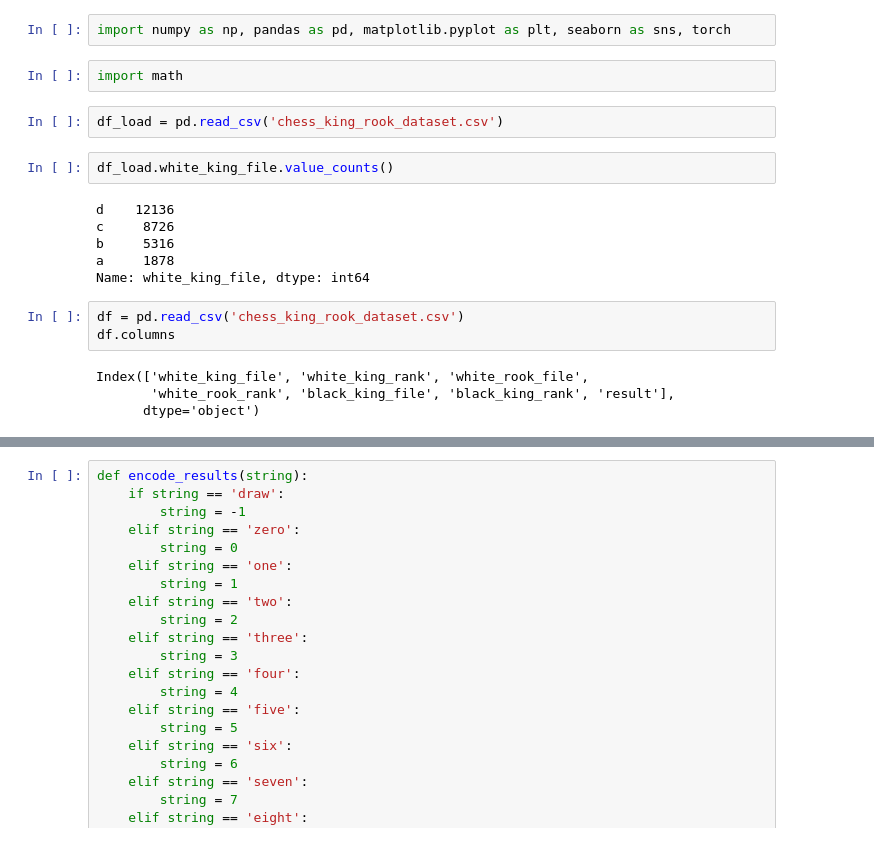
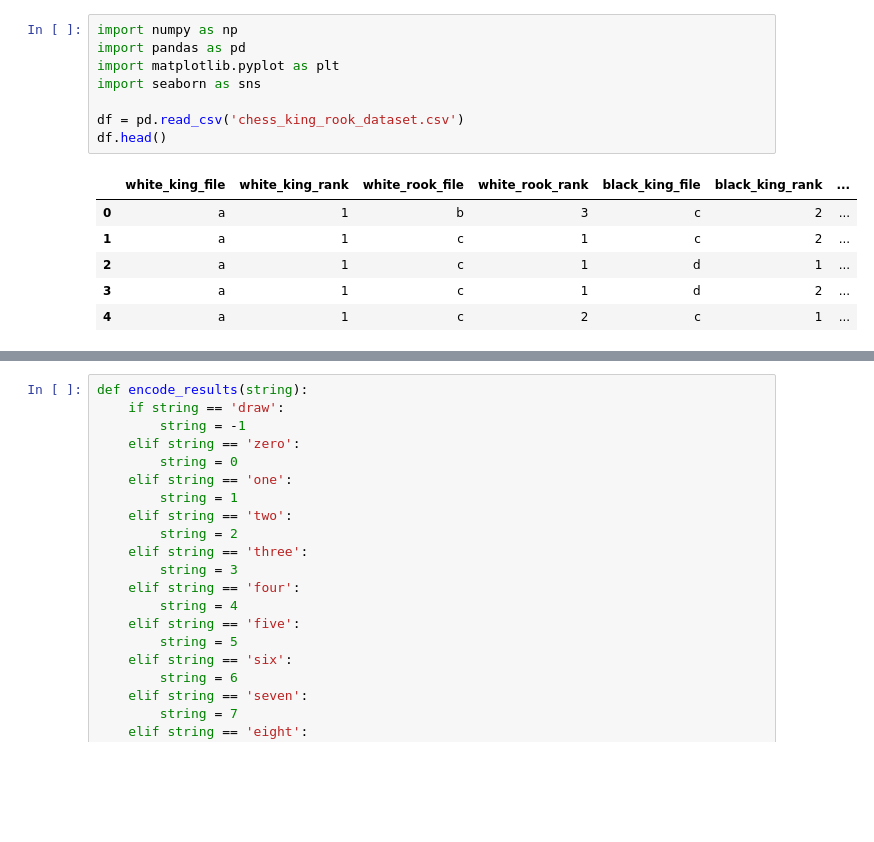
Before and after one commit to alexmal01/WUM_Proj1, a Jupyter notebook: WUMProj1Milestone1.ipynb, the cells around one changed output, grey strips where cells are left out. Saved outputs shown, nothing was run; the diff lists cells and outputs as text; blank space fills up the shorter version.

```diff
--- a/WUMProj1Milestone1.ipynb
+++ b/WUMProj1Milestone1.ipynb
@@ -1,21 +8,15 @@
 # %%
-import numpy as np, pandas as pd, matplotlib.pyplot as plt, seaborn as sns, torch
+import numpy as np
+import pandas as pd
+import matplotlib.pyplot as plt
+import seaborn as sns
+
+df = pd.read_csv('chess_king_rook_dataset.csv')
+df.head()
+# %% [output]
+|  | white_king_file | white_king_rank | white_rook_file | white_rook_rank | black_king_file | black_king_rank | ... |
+| 0 | a | 1 | b | 3 | c | 2 | ... |
+| 1 | a | 1 | c | 1 | c | 2 | ... |
+| 2 | a | 1 | c | 1 | d | 1 | ... |
+| 3 | a | 1 | c | 1 | d | 2 | ... |
+| 4 | a | 1 | c | 2 | c | 1 | ... |
-# %%
-import math
-# %%
-df_load = pd.read_csv('chess_king_rook_dataset.csv')
-# %%
-df_load.white_king_file.value_counts()
-# %% [output]
-d    12136
-c     8726
-b     5316
-a     1878
-Name: white_king_file, dtype: int64
-# %%
-df = pd.read_csv('chess_king_rook_dataset.csv')
-df.columns
-# %% [output]
-Index(['white_king_file', 'white_king_rank', 'white_rook_file',
-       'white_rook_rank', 'black_king_file', 'black_king_rank', 'result'],
-      dtype='object')
```
Also changed, not shown: parts of 48 cells of this notebook, 3 other files.
